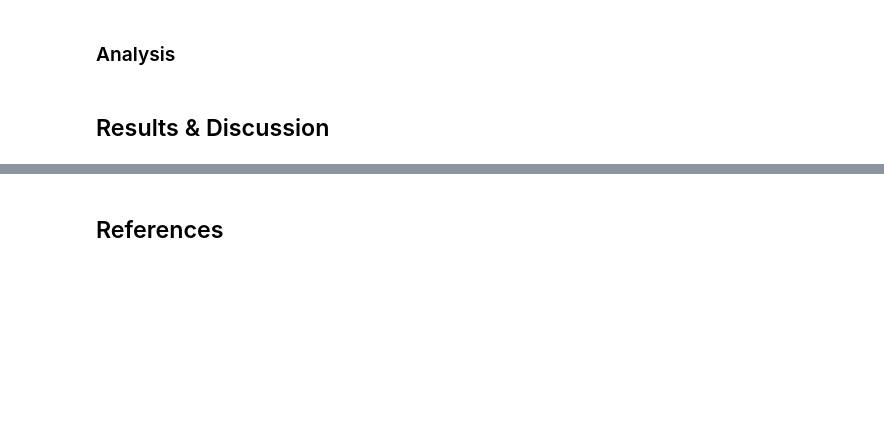
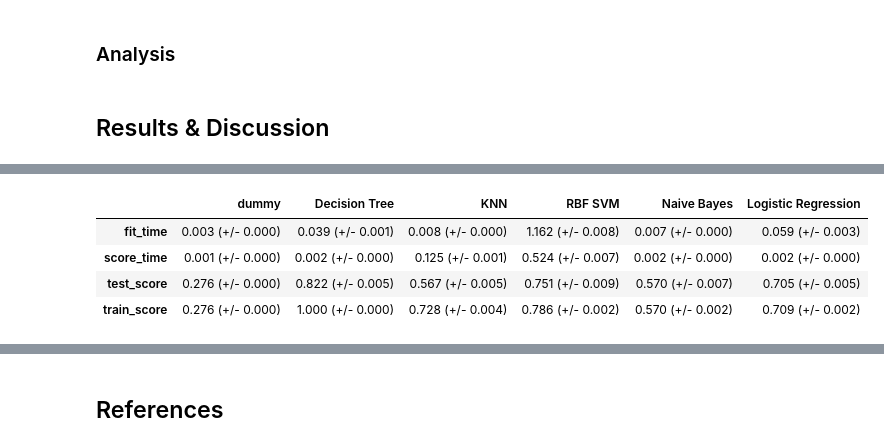
Before and after one commit to UBC-MDS/2023_dsci522-group17, a Jupyter notebook: high-potential-fifa-prediction-report.ipynb, the cells around one changed output, grey strips where cells are left out. Cells and saved outputs as stored; diff of their text form; code cells hidden in the pictures; blank space fills up the shorter version.

```diff
--- a/high-potential-fifa-prediction-report.ipynb
+++ b/high-potential-fifa-prediction-report.ipynb
@@ -137,0 +112,21 @@ alt.vconcat(
+# %%
+passthrough_feats = ["potential"]
+numeric_feats = ['value_eur', 'wage_eur', 'age', 'height_cm', 'weight_kg',
+       'weak_foot', 'skill_moves', 'pace', 'shooting', 'passing', 'dribbling',
+       'defending', 'physic']
+
+fifa_preprocessor = make_column_transformer(
+    ("passthrough", passthrough_feats),
+    (StandardScaler(), numeric_feats),
+)
+
+fifa_preprocessor.fit(fifa_train)
+scaled_fifa_train = fifa_preprocessor.transform(fifa_train)
+scaled_fifa_test = fifa_preprocessor.transform(fifa_test)
+
+column_names = (passthrough_feats + numeric_feats)
+scaled_fifa_train = pd.DataFrame(scaled_fifa_train, columns=column_names)
+scaled_fifa_test = pd.DataFrame(scaled_fifa_train, columns=column_names)
+
+scaled_fifa_train.to_csv("data/processed/scaled_fifa_train.csv")
+scaled_fifa_test.to_csv("data/processed/scaled_fifa_test.csv")
@@ -171,6 +182,11 @@ def mean_std_cross_val_scores(model, X_train, y_train, **kwargs):
 # %%
 results = pd.DataFrame()
 for name, model in models.items():
-    pipe = make_pipeline(StandardScaler(),
-                         model)
-    results[name] = mean_std_cross_val_scores(pipe, X_train, y_train, return_train_score=True)
+    results[name] = mean_std_cross_val_scores(model, X_train, y_train, return_train_score=True)
+results
+# %% [output]
+|  | dummy | Decision Tree | KNN | RBF SVM | Naive Bayes | Logistic Regression |
+| fit_time | 0.003 (+/- 0.000) | 0.039 (+/- 0.001) | 0.008 (+/- 0.000) | 1.162 (+/- 0.008) | 0.007 (+/- 0.000) | 0.059 (+/- 0.003) |
+| score_time | 0.001 (+/- 0.000) | 0.002 (+/- 0.000) | 0.125 (+/- 0.001) | 0.524 (+/- 0.007) | 0.002 (+/- 0.000) | 0.002 (+/- 0.000) |
+| test_score | 0.276 (+/- 0.000) | 0.822 (+/- 0.005) | 0.567 (+/- 0.005) | 0.751 (+/- 0.009) | 0.570 (+/- 0.007) | 0.705 (+/- 0.005) |
+| train_score | 0.276 (+/- 0.000) | 1.000 (+/- 0.000) | 0.728 (+/- 0.004) | 0.786 (+/- 0.002) | 0.570 (+/- 0.002) | 0.709 (+/- 0.002) |
```
Also changed, not shown: parts of 20 cells of this notebook.
